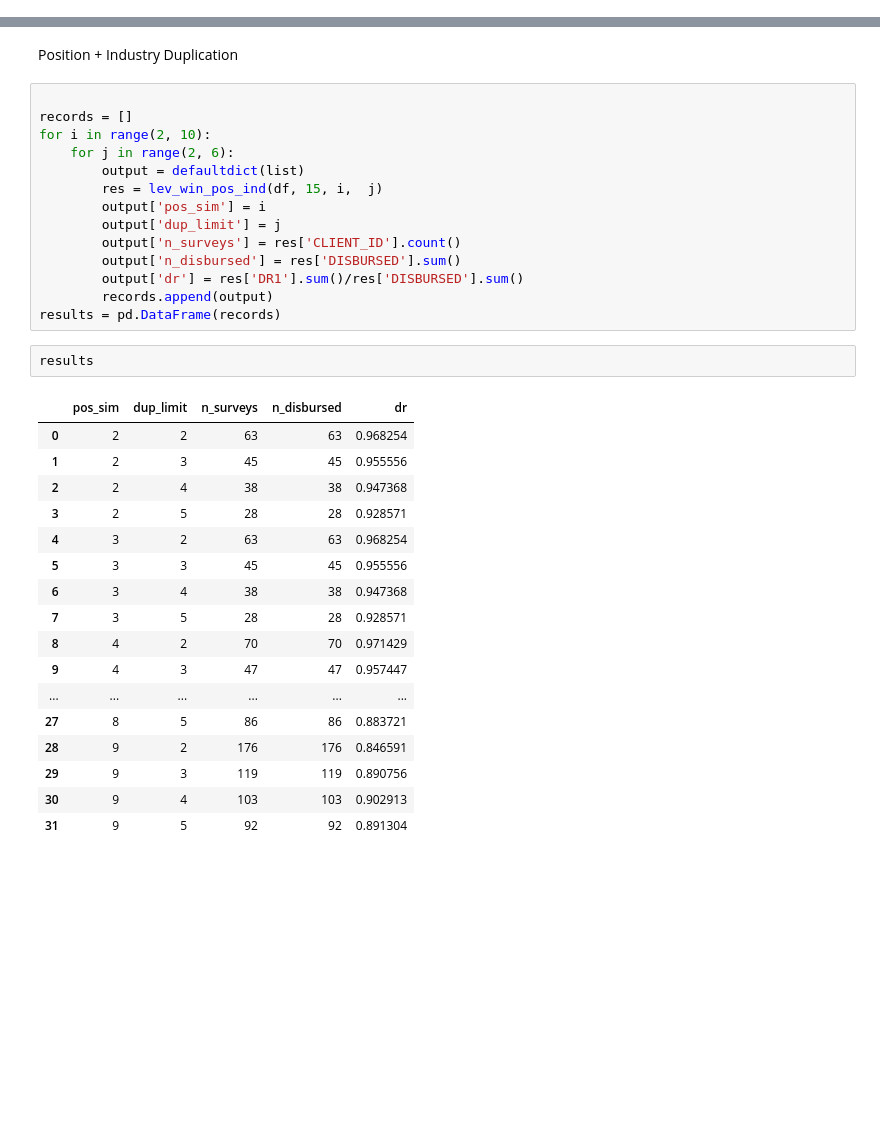
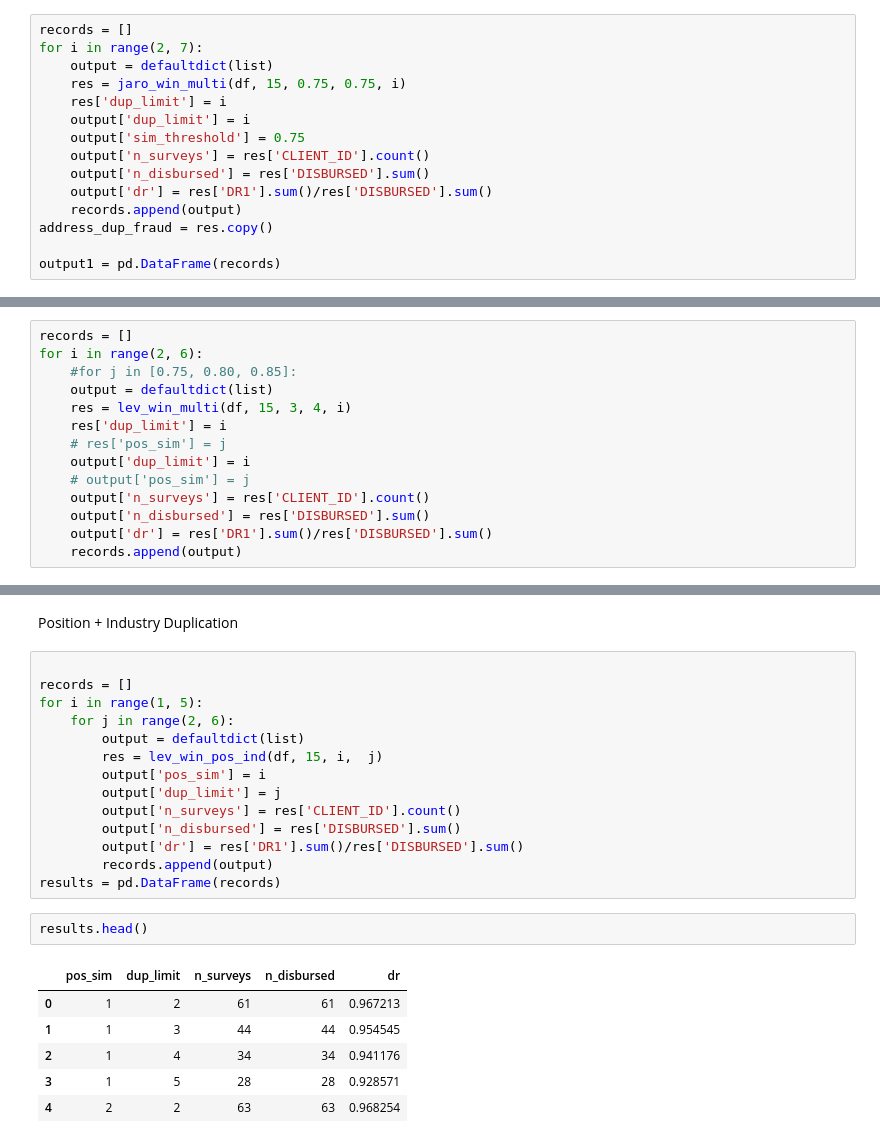
Before and after one commit to missjossy/Data-Research-Code, a Jupyter notebook: fraud/notebooks/uganda-case.ipynb, the cells around one changed output, grey strips where cells are left out. Saved outputs shown, nothing was run; the diff lists cells and outputs as text; blank space fills up the shorter version.

Commit message:
final results

```diff
--- a/fraud/notebooks/uganda-case.ipynb
+++ b/fraud/notebooks/uganda-case.ipynb
@@ -43,0 +71,15 @@ df = df.drop('TIME', axis=1)
+# %%
+records = []
+for i in range(2, 7):
+    output = defaultdict(list)
+    res = jaro_win_multi(df, 15, 0.75, 0.75, i)
+    res['dup_limit'] = i
+    output['dup_limit'] = i
+    output['sim_threshold'] = 0.75
+    output['n_surveys'] = res['CLIENT_ID'].count()
+    output['n_disbursed'] = res['DISBURSED'].sum()
+    output['dr'] = res['DR1'].sum()/res['DISBURSED'].sum()
+    records.append(output)
+address_dup_fraud = res.copy()
+
+output1 = pd.DataFrame(records)
@@ -43,0 +91,14 @@ df = df.drop('TIME', axis=1)
+# %%
+records = []
+for i in range(2, 6):
+    #for j in [0.75, 0.80, 0.85]:
+    output = defaultdict(list)
+    res = lev_win_multi(df, 15, 3, 4, i)
+    res['dup_limit'] = i
+    # res['pos_sim'] = j
+    output['dup_limit'] = i
+    # output['pos_sim'] = j
+    output['n_surveys'] = res['CLIENT_ID'].count()
+    output['n_disbursed'] = res['DISBURSED'].sum()
+    output['dr'] = res['DR1'].sum()/res['DISBURSED'].sum()
+    records.append(output)
@@ -167,7 +179,7 @@ Position + Industry Duplication
 # %%
 
 records = []
-for i in range(2, 10):
+for i in range(1, 5):
     for j in range(2, 6):
         output = defaultdict(list)
         res = lev_win_pos_ind(df, 15, i,  j)
@@ -179,22 +191,11 @@ for i in range(2, 10):
         records.append(output)
 results = pd.DataFrame(records)
 # %%
-results
+results.head()
 # %% [output]
 |  | pos_sim | dup_limit | n_surveys | n_disbursed | dr |
-| 0 | 2 | 2 | 63 | 63 | 0.968254 |
-| 1 | 2 | 3 | 45 | 45 | 0.955556 |
-| 2 | 2 | 4 | 38 | 38 | 0.947368 |
-| 3 | 2 | 5 | 28 | 28 | 0.928571 |
-| 4 | 3 | 2 | 63 | 63 | 0.968254 |
-| 5 | 3 | 3 | 45 | 45 | 0.955556 |
-| 6 | 3 | 4 | 38 | 38 | 0.947368 |
-| 7 | 3 | 5 | 28 | 28 | 0.928571 |
-| 8 | 4 | 2 | 70 | 70 | 0.971429 |
-| 9 | 4 | 3 | 47 | 47 | 0.957447 |
-| ... | ... | ... | ... | ... | ... |
-| 27 | 8 | 5 | 86 | 86 | 0.883721 |
-| 28 | 9 | 2 | 176 | 176 | 0.846591 |
-| 29 | 9 | 3 | 119 | 119 | 0.890756 |
-| 30 | 9 | 4 | 103 | 103 | 0.902913 |
-| 31 | 9 | 5 | 92 | 92 | 0.891304 |
+| 0 | 1 | 2 | 61 | 61 | 0.967213 |
+| 1 | 1 | 3 | 44 | 44 | 0.954545 |
+| 2 | 1 | 4 | 34 | 34 | 0.941176 |
+| 3 | 1 | 5 | 28 | 28 | 0.928571 |
+| 4 | 2 | 2 | 63 | 63 | 0.968254 |
```
Also changed, not shown: parts of 17 cells of this notebook, 24 other files.
